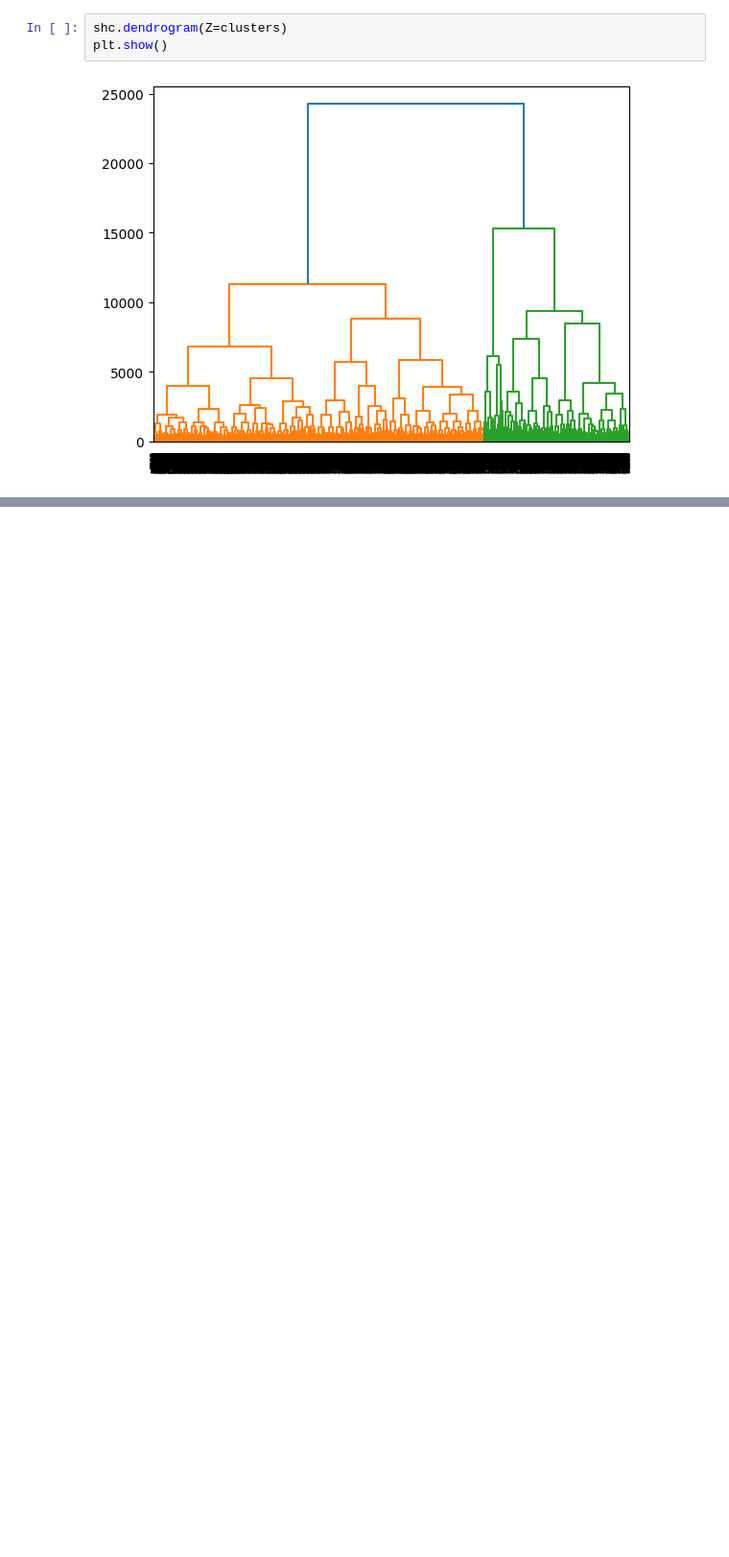
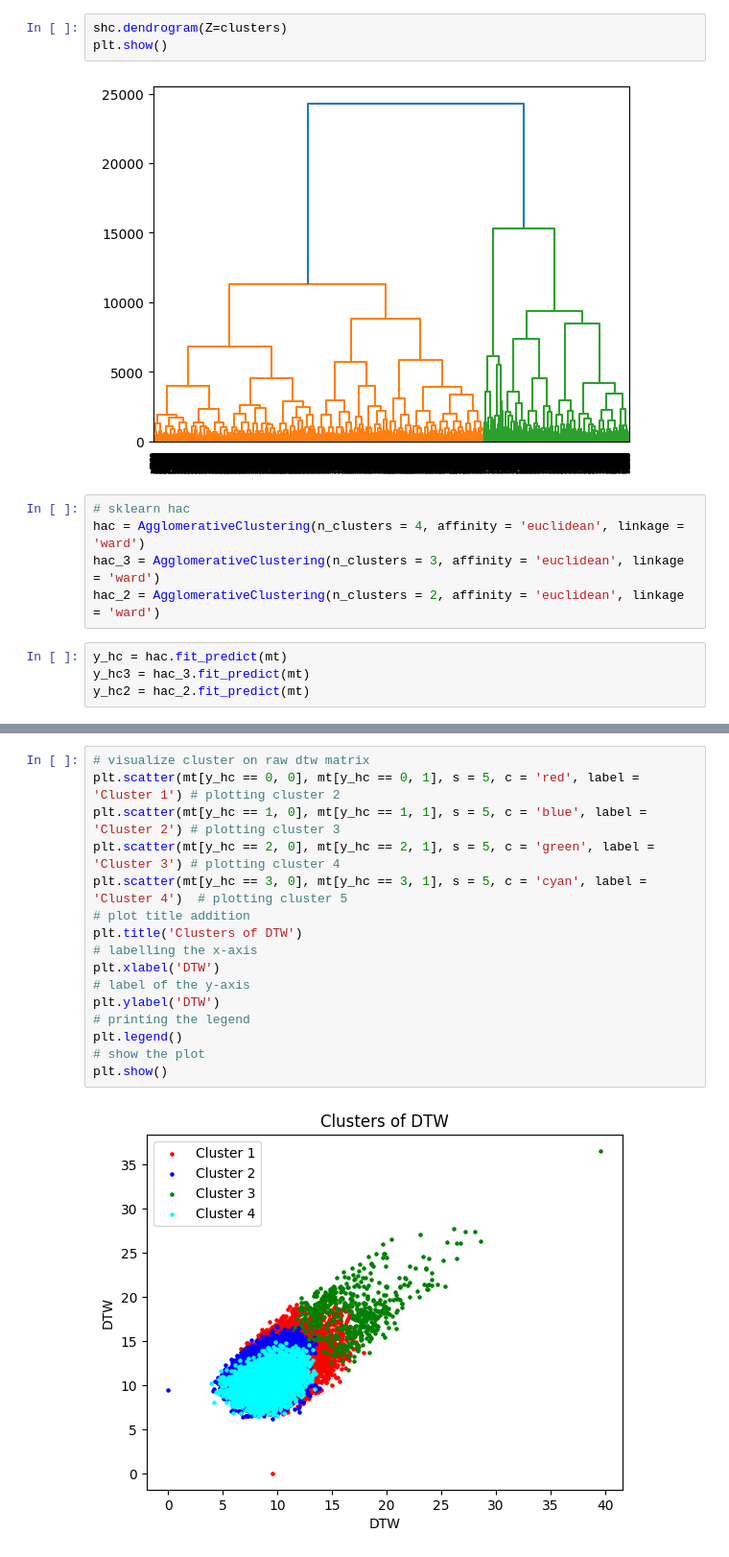
Before and after one commit to dyyjenny/Pediatric-Sepsis-Subtyping, a Jupyter notebook: muti_dtw.ipynb, the cells around one changed output, grey strips where cells are left out. Shown: that part at 96% size. Cells and saved outputs as stored; diff of their text form; blank space fills up the shorter version.

```diff
--- a/muti_dtw.ipynb
+++ b/muti_dtw.ipynb
@@ -148,3 +80,12 @@ shc.dendrogram(Z=clusters)
 plt.show()
 # %% [output]
 [figure]
+# %%
+# sklearn hac
+hac = AgglomerativeClustering(n_clusters = 4, affinity = 'euclidean', linkage = 'ward')
+hac_3 = AgglomerativeClustering(n_clusters = 3, affinity = 'euclidean', linkage = 'ward')
+hac_2 = AgglomerativeClustering(n_clusters = 2, affinity = 'euclidean', linkage = 'ward')
+# %%
+y_hc = hac.fit_predict(mt)
+y_hc3 = hac_3.fit_predict(mt)
+y_hc2 = hac_2.fit_predict(mt)
@@ -150,0 +131,18 @@ plt.show()
+# %%
+# visualize cluster on raw dtw matrix
+plt.scatter(mt[y_hc == 0, 0], mt[y_hc == 0, 1], s = 5, c = 'red', label = 'Cluster 1') # plotting cluster 2
+plt.scatter(mt[y_hc == 1, 0], mt[y_hc == 1, 1], s = 5, c = 'blue', label = 'Cluster 2') # plotting cluster 3
+plt.scatter(mt[y_hc == 2, 0], mt[y_hc == 2, 1], s = 5, c = 'green', label = 'Cluster 3') # plotting cluster 4
+plt.scatter(mt[y_hc == 3, 0], mt[y_hc == 3, 1], s = 5, c = 'cyan', label = 'Cluster 4')  # plotting cluster 5
+# plot title addition
+plt.title('Clusters of DTW')
+# labelling the x-axis
+plt.xlabel('DTW')
+# label of the y-axis
+plt.ylabel('DTW')
+# printing the legend
+plt.legend()
+# show the plot
+plt.show()
+# %% [output]
+[figure, added]
```
Also changed, not shown: parts of 24 cells of this notebook, 3 other files.
